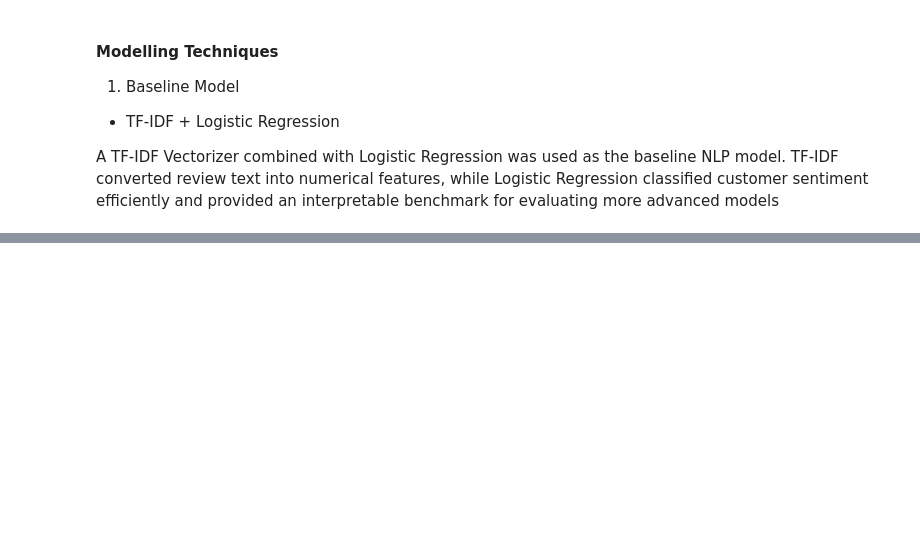
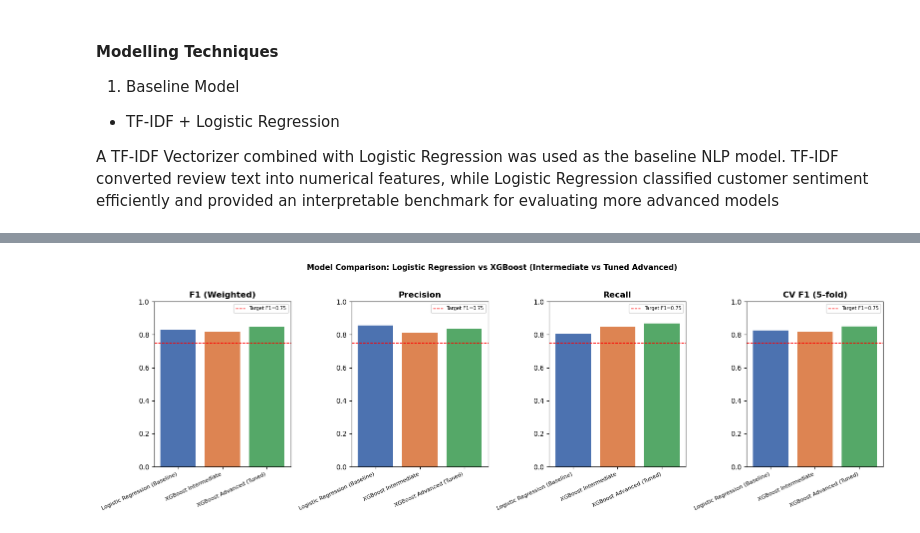
Before and after one commit to chepbree/Pesa-Salama-Classifier, a Jupyter notebook: notebooks/05.modelling.ipynb, the cells around one changed output, grey strips where cells are left out. Saved outputs shown, nothing was run; the diff lists cells and outputs as text; code cells hidden in the pictures; blank space fills up the shorter version.

```diff
--- a/notebooks/05.modelling.ipynb
+++ b/notebooks/05.modelling.ipynb
@@ -305,0 +553,16 @@ weighted avg       0.81      0.85      0.82     10702
+# %%
+# ── Collect results (baseline_results computed earlier in the notebook) ────────
+results_df = pd.DataFrame([
+    {"Model": "Logistic Regression (Baseline)",  **baseline_results},
+    {"Model": "XGBoost Intermediate",            **intermediate_results},
+    {"Model": "XGBoost Advanced (Tuned)",        **advanced_results},
+]).set_index("Model")
+
+results_df = results_df.rename(columns={
+    "f1_score": "F1 (Weighted)",
+    "precision": "Precision",
+    "recall": "Recall",
+    "cv_f1": "CV F1 (5-fold)"
+})
+
+print(results_df.round(4).to_string())
@@ -305,0 +583,21 @@ weighted avg       0.81      0.85      0.82     10702
+# %%
+# ── Visual comparison ────────────────────────────────────────────────────────
+metrics = ["F1 (Weighted)", "Precision", "Recall", "CV F1 (5-fold)"]
+
+fig, axes = plt.subplots(1, len(metrics), figsize=(16, 5), sharey=False)
+palette = ["#4C72B0", "#DD8452", "#55A868"]
+
+for ax, metric in zip(axes, metrics):
+    ax.bar(results_df.index, results_df[metric], color=palette)
+    ax.set_title(metric, fontsize=12, fontweight="bold")
+    ax.set_ylim(0, 1.0)
+    ax.set_xticklabels(results_df.index, rotation=25, ha="right", fontsize=8)
+    ax.axhline(0.75, color="red", linestyle="--", linewidth=1, label="Target F1=0.75")
+    ax.legend(fontsize=7)
+
+fig.suptitle("Model Comparison: Logistic Regression vs XGBoost (Intermediate vs Tuned Advanced)",
+             fontsize=11, fontweight="bold", y=1.02)
+plt.tight_layout()
+plt.show()
+# %% [output]
+[figure, added]
```
Also changed, not shown: parts of 33 cells of this notebook.
